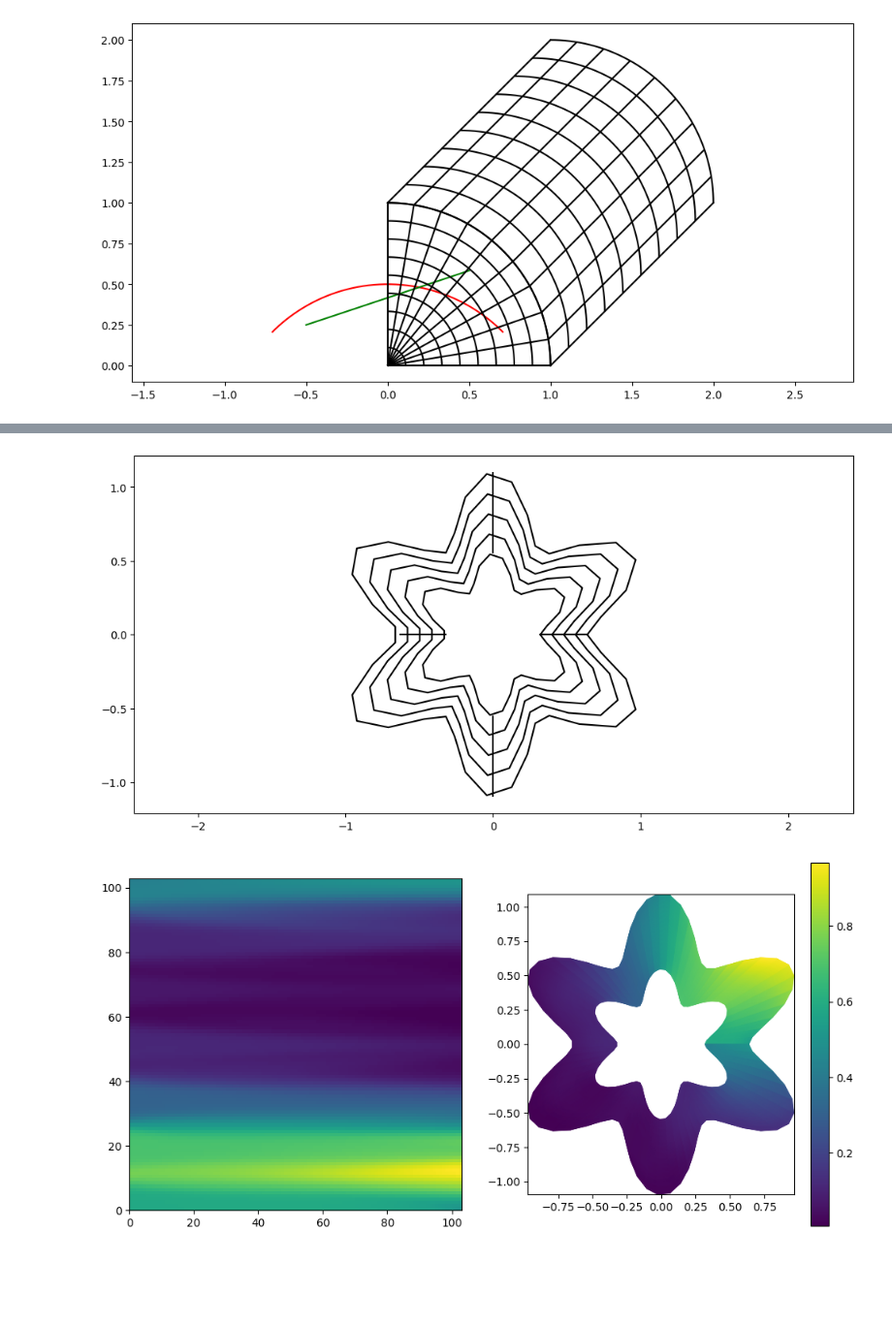
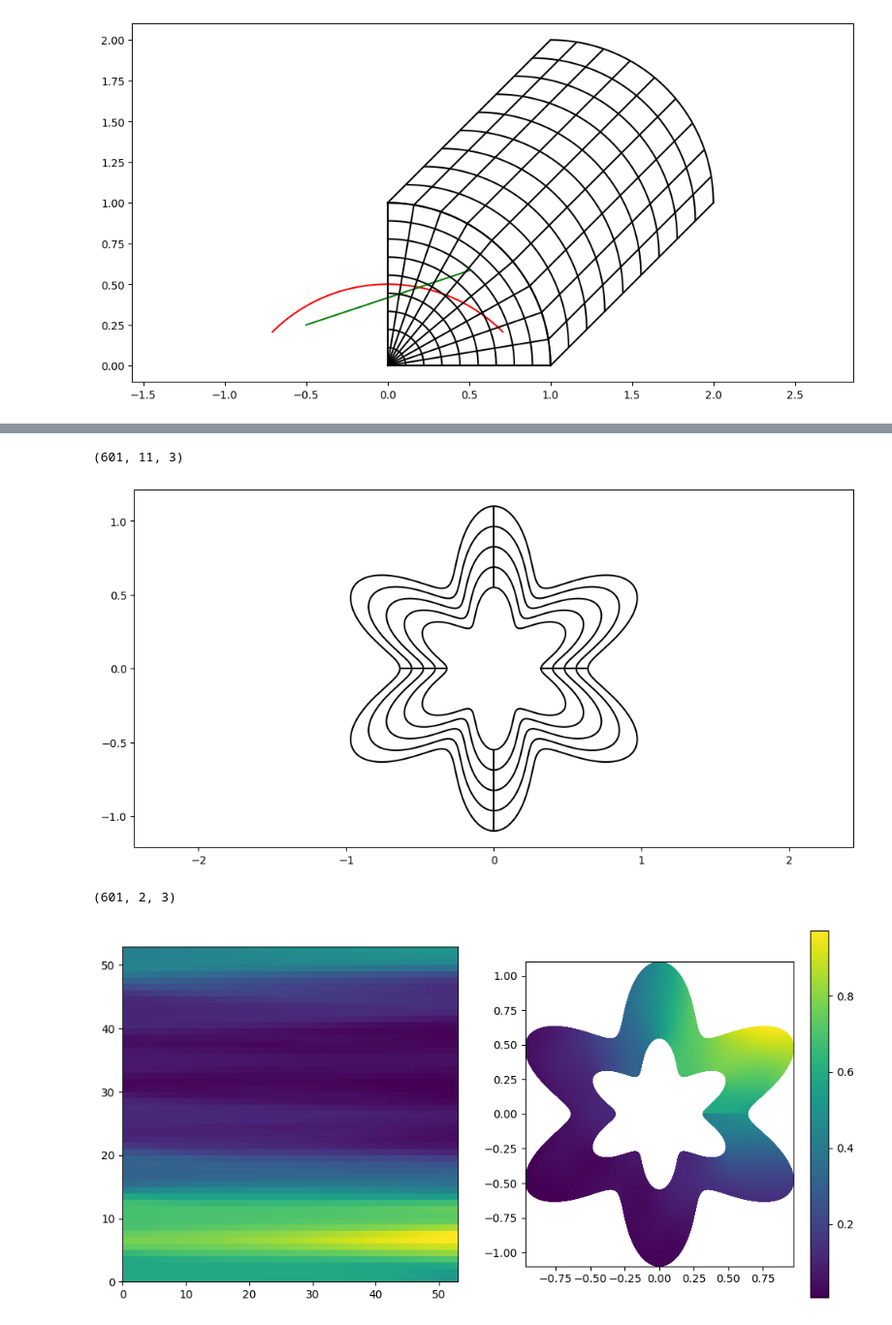
Before and after one commit to kevin866/pyiga, a Jupyter notebook: notebooks/nurbs_super.ipynb, the cells around one changed output, grey strips where cells are left out. Shown at 97% size. Cells and saved outputs as stored; diff of their text form; code cells hidden in the pictures; blank space fills up the shorter version.

```diff
--- a/notebooks/nurbs_super.ipynb
+++ b/notebooks/nurbs_super.ipynb
@@ -40,7 +38,7 @@ result = superformula(theta_values, r, d, n, a, L0)
 # %%
 from pyiga.geometry import *
 from pyiga import approx, bspline
-n_kv = 50
+n_kv = 600
 kv = bspline.make_knots(1, 0.0, 1.0, n_kv)
 # N = tuple(kv.numdofs for kv in kvs)
 print()
@@ -92,3 +90,7 @@ axis('equal');
+# %%
+geo.coeffs.shape
+# %% [output]
+(601, 11, 3)
 # %%
 g = geometry.line_segment([0.5,0.5], [1,1])
 geo = geometry.outer_product(nurbs, g)
@@ -96,7 +98,7 @@ grid = (np.linspace(0.0, 1.0, 8),)
 vis.plot_geo(geo, gridx = 5, gridy = 5, res = 400)
 axis('equal');
 # %% [output]
-[figure, old version]
+[figure, new version]
 # %%
 # define geometry
 # geo = geometry.quarter_annulus()
@@ -104,34 +106,38 @@ axis('equal');
 # define discretization space
 p = 3     # spline degree
 kvs = 2 * (bspline.make_knots(p, 0.0, 1.0, 50),)
+# %%
+geo.coeffs.shape
+# %% [output]
+(601, 2, 3)
 # %%
 g = lambda x,y: np.exp(-(x-.8)**2 - (y-.8)**2)  # Dirichlet BC function
 f = lambda x,y: 3 * np.sin(10*x) * np.cos(10*y) # source term
 
 # compute Dirichlet boundary conditions
 bcs = assemble.compute_dirichlet_bcs(kvs, geo, [('right', g), ('top', g)])
 
 # compute right-hand side from function f
 rhs = assemble.inner_products(kvs, f, f_physical=True, geo=geo).ravel()
 # set up and solve linear system
 A = assemble.stiffness(kvs, geo)
 LS = assemble.RestrictedLinearSystem(A, rhs, bcs)
 
 u = scipy.sparse.linalg.spsolve(LS.A, LS.b)
 u_func = geometry.BSplineFunc(kvs, LS.complete(u))
 # plot coefficients and solution
 figsize(12,6)
 
 subplot(1,2,1)
 pcolormesh(u_func.coeffs)
 gca().set_aspect('equal')
 
 subplot(1,2,2)
-vis.plot_field(u_func, geo)
+vis.plot_field(u_func, geo, res = 800)
 gca().set_aspect('equal')
 colorbar();
 # %% [output]
-[figure, old version]
+[figure, new version]
 # %%
 g = lambda x,y: 0  # Dirichlet BC function
 f = lambda x,y: 3 # source term
```
Also changed, not shown: parts of 5 cells of this notebook, 1 other file.
